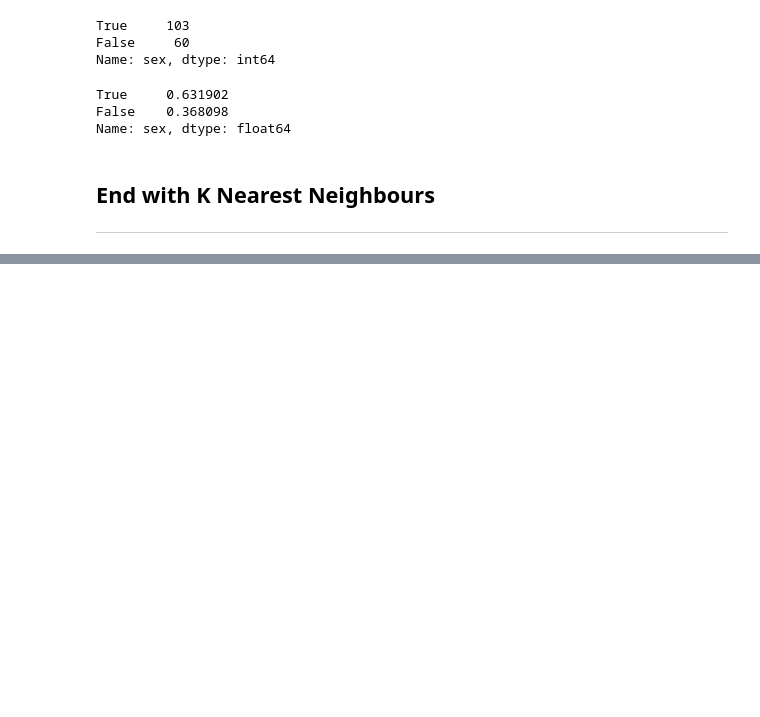
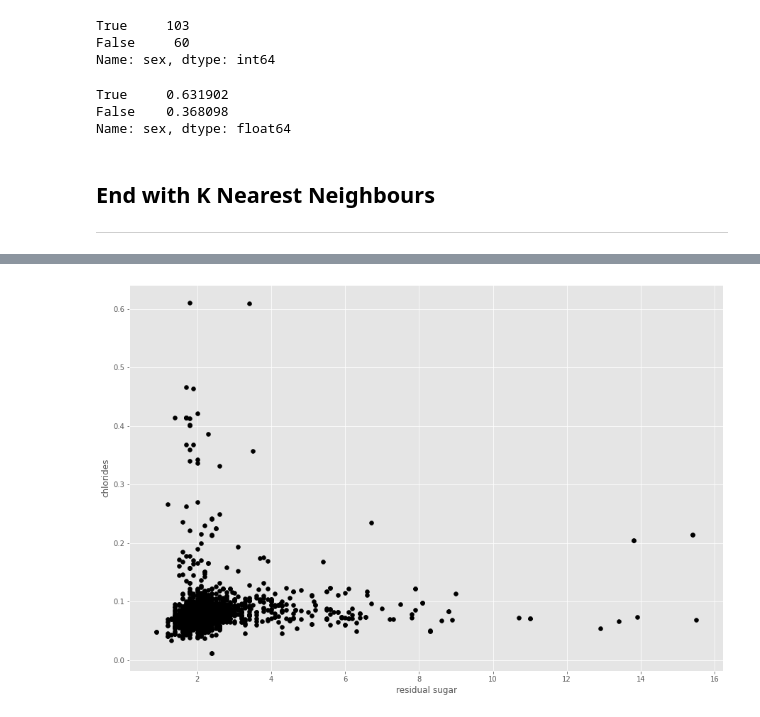
Before and after one commit to PantareeBew/EmergingTechAssessment, a Jupyter notebook: Scikit-Learn.ipynb, the cells around one changed output, grey strips where cells are left out. Cells and saved outputs as stored; diff of their text form; code cells hidden in the pictures; blank space fills up the shorter version.

```diff
--- a/Scikit-Learn.ipynb
+++ b/Scikit-Learn.ipynb
@@ -283,2 +455,2 @@ Name: sex, dtype: float64
 # %%
-wq = pd.read_csv("https://raw.githubusercontent.com/PantareeBew/EmergingTechAssessment/main/winequality-red.csv?token=ALQVXCJOQCFSDOSUB67Z5TTBZ6D7A", sep=";")
+wq = pd.read_csv("https://raw.githubusercontent.com/PantareeBew/EmergingTechAssessment/main/winequality-red.csv?token=ALQVXCP3IMAWFM7AZEOJ7Z3BZ6LDA", sep=";")
@@ -284,0 +487,9 @@ wq = pd.read_csv("https://raw.githubusercontent.com/PantareeBew/EmergingTechAsse
+# %%
+X = wq[["residual sugar","chlorides"]]
+#Visualise data points
+plt.scatter(X["residual sugar"],X["chlorides"],c='black')
+plt.xlabel('residual sugar')
+plt.ylabel('chlorides')
+plt.show()
+# %% [output]
+[figure, added]
```
Also changed, not shown: parts of 19 cells of this notebook.
